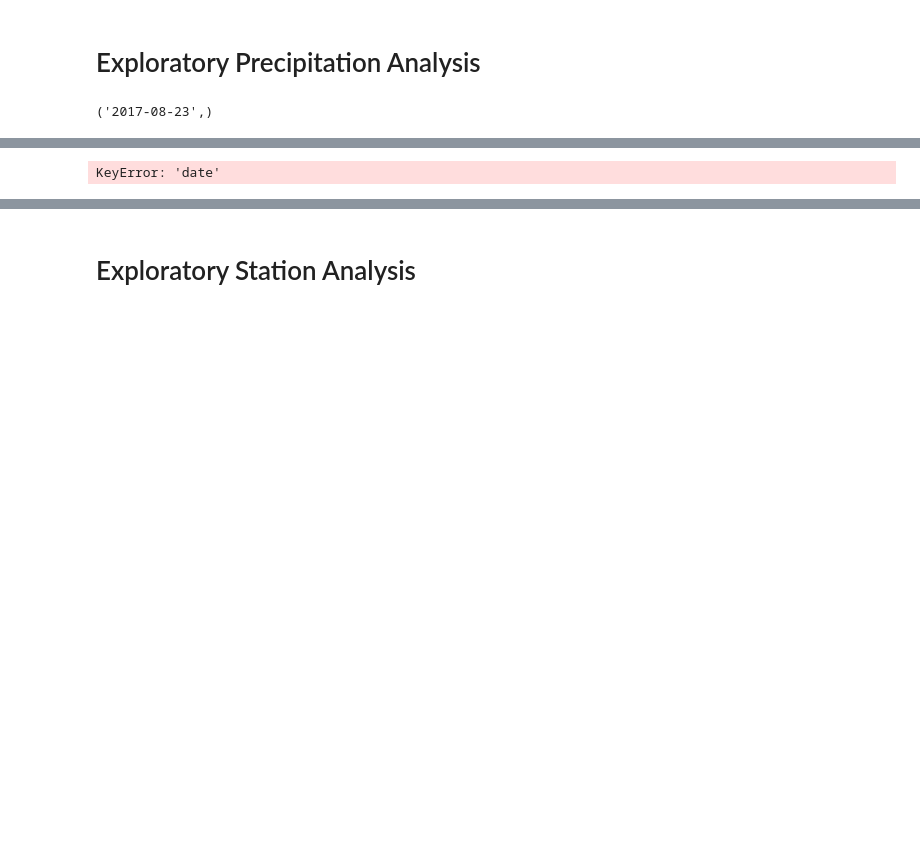
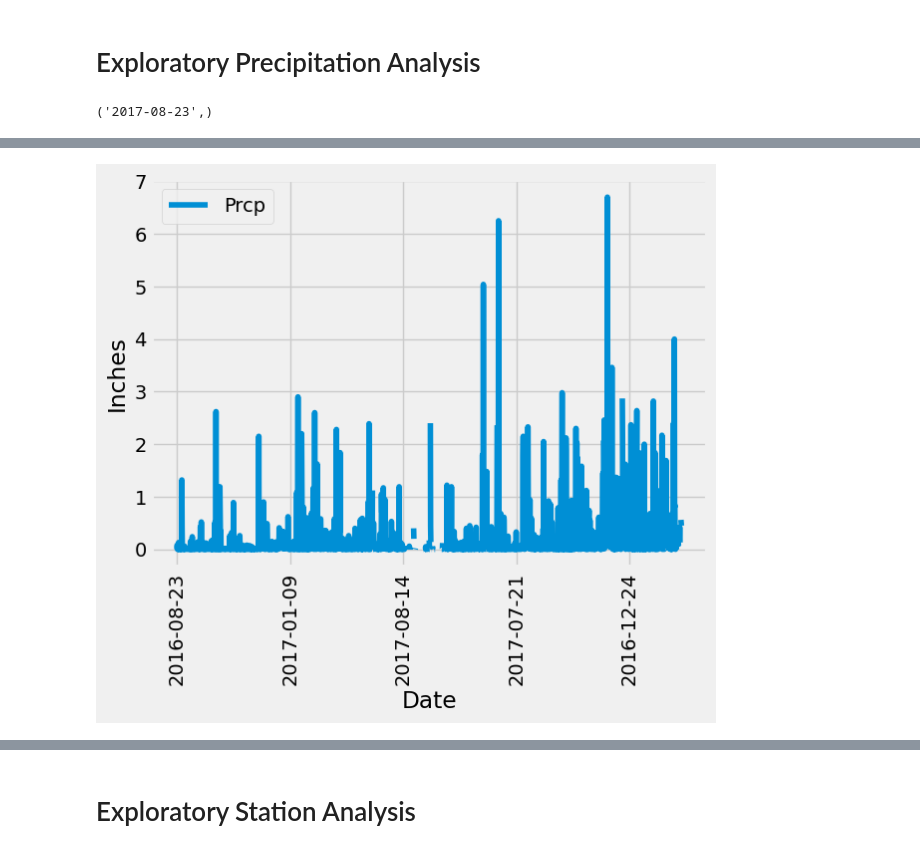
Before and after one commit to ericlsimon/sqlalchemy-challenge, a Jupyter notebook: SurfsUp/climate_starter.ipynb, the cells around one changed output, grey strips where cells are left out. Cells and saved outputs as stored; diff of their text form; code cells hidden in the pictures; blank space fills up the shorter version.

Commit message:
recent changes

```diff
--- a/SurfsUp/climate_starter.ipynb
+++ b/SurfsUp/climate_starter.ipynb
@@ -69,0 +67,21 @@ measurements_df.sort_values(by='Date')
+# %%
+# ONLY DATE AND PRCP DATAFRAME
+
+# Design a query to retrieve the last 12 months of precipitation data and plot the results.
+# Starting from the most recent data point in the database.
+
+# Calculate the date one year from the last date in data set.
+year_ago_date = dt.date(2017, 8, 23) - dt.timedelta(days=365)
+print("Date 1 year from last date: ", year_ago_date)
+
+# Perform a query to retrieve the data and precipitation scores
+sel = [Measurement.date, Measurement.prcp]
+data_within_1_year = session.query(*sel).\
+    filter(Measurement.date >= year_ago_date).all()
+data_within_1_year
+# Save the query results as a Pandas DataFrame and set the index to the date column
+measurements_df = pd.DataFrame(data_within_1_year, columns=['Date','Prcp'])
+measurements_df.set_index('Date', inplace=True)
+measurements_df.head()
+# Sort the dataframe by date
+measurements_df.sort_values(by='Date')
@@ -70,7 +104,16 @@ measurements_df.sort_values(by='Date')
+# %%
+#HOW DO I SHOW ALL THE DATA POINTS
+
+# Use Pandas Plotting with Matplotlib to plot the data
+measurements_df.plot(y='Prcp',rot=90, ylabel=('Inches'))
+xlim=["2016-08-23", "2017-10-15"]
+# , xlabel=('Date'), ylabel=('Inches')
+# %% [output]
+[figure, added]
 # %%
-# Use Pandas Plotting with Matplotlib to plot the data
-measurements_df.plot.bar(x='Date', y='Prcp', xlabel=('Date'), ylabel=('Inches'))
+
+# # Use Pandas Plotting with Matplotlib to plot the data
+# measurements_df.plot(y='Prcp',rot=90, ylabel=('Inches'))
+# # , xlabel=('Date'), ylabel=('Inches')
-# %% [output]
-KeyError: 'date'
 # %%
 # Use Pandas to calcualte the summary statistics for the precipitation data
```
Also changed, not shown: parts of 8 cells of this notebook, 4 other files.
